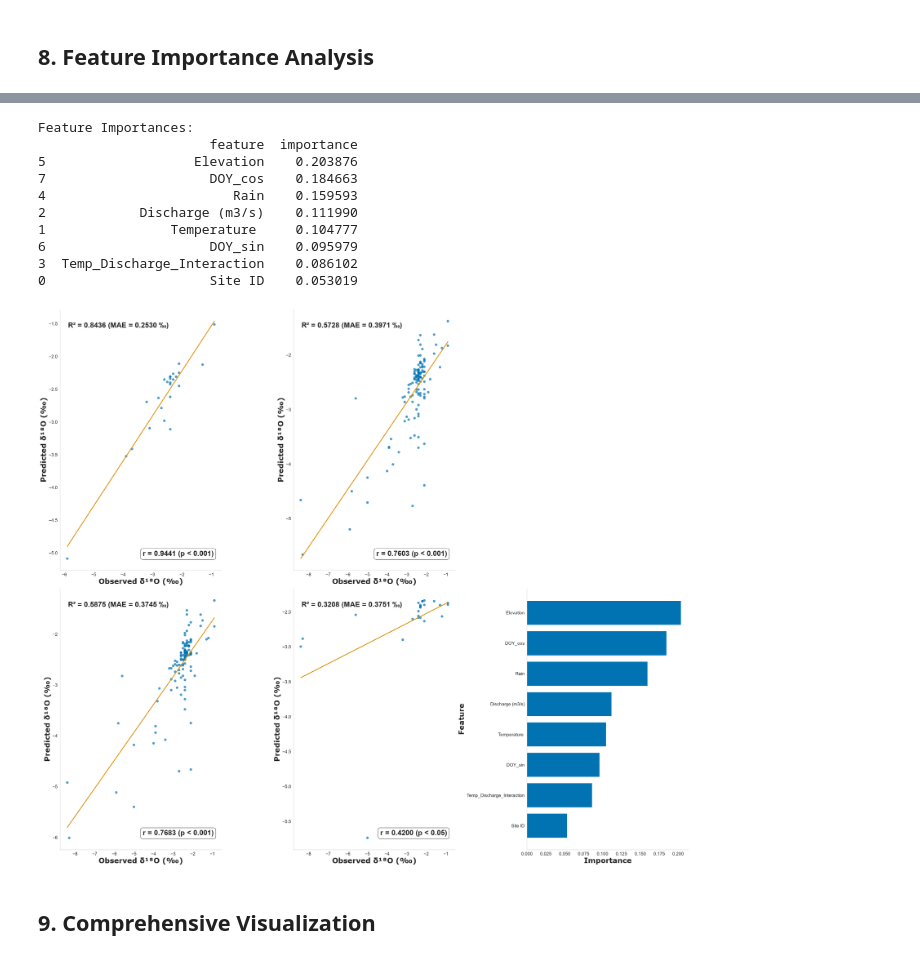
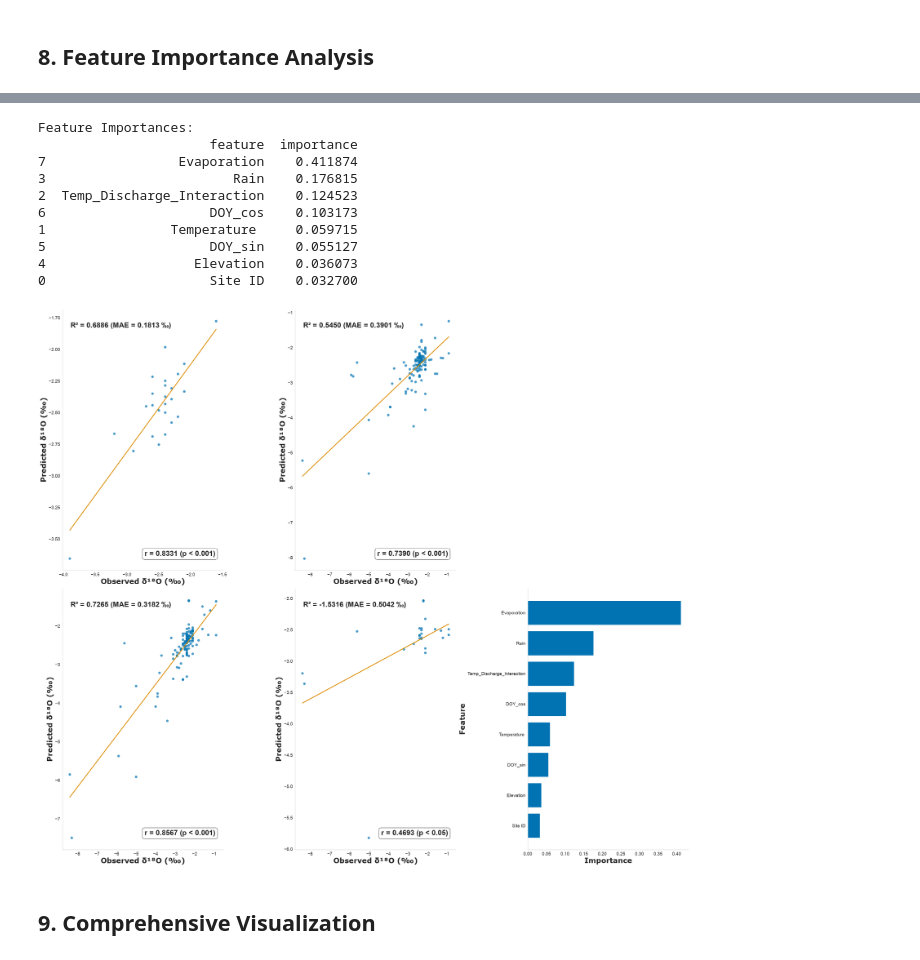
Before and after one commit to kalfaro8/Modeling-Project, a Jupyter notebook: Random-Forest-main/XGBoost_Model_Fast.ipynb, the cells around one changed output, grey strips where cells are left out. Saved outputs shown, nothing was run; the diff lists cells and outputs as text; code cells hidden in the pictures.

Commit message:
Added evaporation data

```diff
--- a/Random-Forest-main/XGBoost_Model_Fast.ipynb
+++ b/Random-Forest-main/XGBoost_Model_Fast.ipynb
@@ -57,7 +59,7 @@ XGBoost version: 3.3.0
 ## 1. Load and Explore Data
 # %%
 # Load data
-df = pd.read_excel("Random Forest Data.xlsx", header=1, usecols="B:L")
+df = pd.read_excel("Random Forest Data.xlsx", header=1, usecols="B:M")
 
 # Filter for stream data
 stream = df[df["Rain or Stream"].str.lower().eq("stream")].copy()
@@ -104,12 +106,14 @@ stream['d2H'] = stream['δ2H']
 
 stream['Rain'] = stream['Precipitation (mm)']
 stream['Elevation'] = stream['Elevation (ft)']
+stream['Groundwater_Water_Contribution'] = stream['Qgw/Qr%']
+stream['Evaporation'] = stream['Evaporation Rate (mm/hr)']
 
 # Define feature columns
 feature_col = [
     "Site ID",
     "Temperature ",
-    "Discharge (m3/s)",
+    #"Discharge (m3/s)",
     #"Month",
     #"Day_of_Year",
    # "d_excess",
@@ -117,8 +121,10 @@ feature_col = [
     "Temp_Discharge_Interaction",
     "Rain",
     "Elevation",
+    #"Groundwater_Water_Contribution",
     "DOY_sin",
     "DOY_cos",
+    "Evaporation"
 ]
 
 print(f"Features used: {feature_col}")
@@ -258,7 +264,11 @@ Best cross-validation R² score: 0.3370
 ## 6. Optimized XGBoost Model Evaluation
 # %%
 # Get the best model
-optimized_xgb = random_search.best_estimator_
+from typing import cast
+from xgboost import XGBRegressor
+
+
+optimized_xgb = cast(XGBRegressor, random_search.best_estimator_)
 
 # Predictions
 y_pred_optimized = optimized_xgb.predict(X_test)
@@ -269,7 +279,7 @@ optimized_rmse = np.sqrt(mean_squared_error(y_test, y_pred_optimized))
 optimized_mae = mean_absolute_error(y_test, y_pred_optimized)
 
 # Pearson correlation test for Test Set
-test_pearson_r, test_pearson_p = pearsonr(y_test, y_pred_optimized)
+test_pearson_r, test_pearson_p = scipy.stats.pearsonr(y_test, y_pred_optimized)
 
 print("Optimized XGBoost Model Performance:")
 print(f"R² Score: {optimized_r2:.4f}")
@@ -505,7 +515,7 @@ Progress: 90/123 iterations completed
 #"METHOD 3: Grouped K-Fold by Site (Leave-One-Site-Out)"
 
 from sklearn.model_selection import LeaveOneGroupOut
-groups = X['Site ID'].values
+groups = X['Site ID'].to_numpy()
 logo = LeaveOneGroupOut()
 
 LOOS_scores_m3 = []
@@ -514,7 +524,7 @@ LOOS_rmse_m3 = []
 
 start_time = time.time()
 
-for fold, (train_idx, test_idx) in enumerate(logo.split(X, y, groups), 1):
+for fold, (train_idx, test_idx) in enumerate(logo.split(X, y, groups)):
     # Train model
     model = XGBRegressor(**random_search.best_params_, random_state=rs)
     model.fit(X.iloc[train_idx], y.iloc[train_idx])
@@ -542,7 +552,7 @@ elapsed = time.time() - start_time
 LOOS_r2_overall = r2_score(y_true, y_pred_LOOS)
 
 # Pearson correlation test for LOOS
-loos_pearson_r, loos_pearson_p = pearsonr(y_true, y_pred_LOOS)
+loos_pearson_r, loos_pearson_p = scipy.stats.pearsonr(y_true, y_pred_LOOS)
 
 print("="*70)
 print(f"Mean R²:   {np.mean(LOOS_scores_m3):.4f} ± {np.std(LOOS_scores_m3):.4f}")
@@ -731,7 +741,7 @@ axes[0, 1].grid(False)
 # 3. Predicted vs Observed for LOOCV
 axes[1, 0].scatter(y_true_loocv, y_pred_loocv, alpha=0.7, color='#0173B2', s=60, edgecolors='none')
 slope, intercept, r_value, p_value, std_err = stats.linregress(y_true_loocv, y_pred_loocv)
-line_x = np.array([y_true_loocv.min(), y_true_loocv.max()])
+line_x = np.array([min(y_true_loocv), max(y_true_loocv)])
 line_y = slope * line_x + intercept
 axes[1, 0].plot(line_x, line_y, color='#DE8F05', linestyle='-', lw=2.5)
 axes[1, 0].text(0.05, 0.95, f'R² = {loocv_r2:.4f} (MAE = {loocv_mae:.4f} ‰)', transform=axes[1, 0].transAxes,
@@ -765,42 +775,42 @@ axes[1, 1].tick_params(axis='both', which='major', labelsize=14)
 axes[1, 1].spines['top'].set_visible(False)
 axes[1, 1].spines['right'].set_visible(False)
 axes[1, 1].grid(False)
 
 axes[0, 2].axis('off')  # Hide the unused subplot
 
 # 4. Feature Importances
 feature_importance = pd.DataFrame({
     'feature': feature_col,
     'importance': optimized_xgb.feature_importances_
 }).sort_values('importance', ascending=False)
 
 print("Feature Importances:")
 print(feature_importance)
 
 bars = axes[1, 2].barh(feature_importance['feature'], feature_importance['importance'], color='#0173B2')
 axes[1, 2].set_xlabel('Importance', fontsize=22, fontweight='bold', fontname='Verdana')
 axes[1, 2].set_ylabel('Feature', fontsize=22, fontweight='bold', fontname='Verdana')
 axes[1, 2].tick_params(axis='both', which='major', labelsize=14)
 axes[1, 2].invert_yaxis()
 axes[1, 2].spines['top'].set_visible(False)
 axes[1, 2].spines['right'].set_visible(False)
 axes[1, 2].grid(False)
 
 # Apply tight layout to prevent overlapping
 plt.tight_layout(pad=1.0)
 plt.show()
 # %% [output]
 Feature Importances:
                       feature  importance
-5                   Elevation    0.203876
-7                     DOY_cos    0.184663
-4                        Rain    0.159593
-2            Discharge (m3/s)    0.111990
-1                Temperature     0.104777
-6                     DOY_sin    0.095979
-3  Temp_Discharge_Interaction    0.086102
-0                     Site ID    0.053019
+7                 Evaporation    0.411874
+3                        Rain    0.176815
+2  Temp_Discharge_Interaction    0.124523
+6                     DOY_cos    0.103173
+1                Temperature     0.059715
+5                     DOY_sin    0.055127
+4                   Elevation    0.036073
+0                     Site ID    0.032700
-[figure, old version]
+[figure, new version]
 # %% [markdown]
 ## 9. Comprehensive Visualization
 # %%
```
Also changed, not shown: parts of 16 cells of this notebook, 5 other files.
